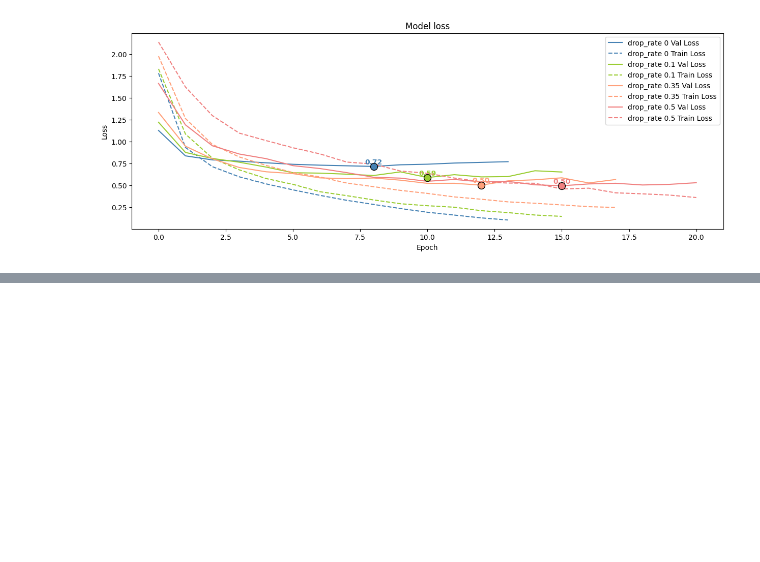
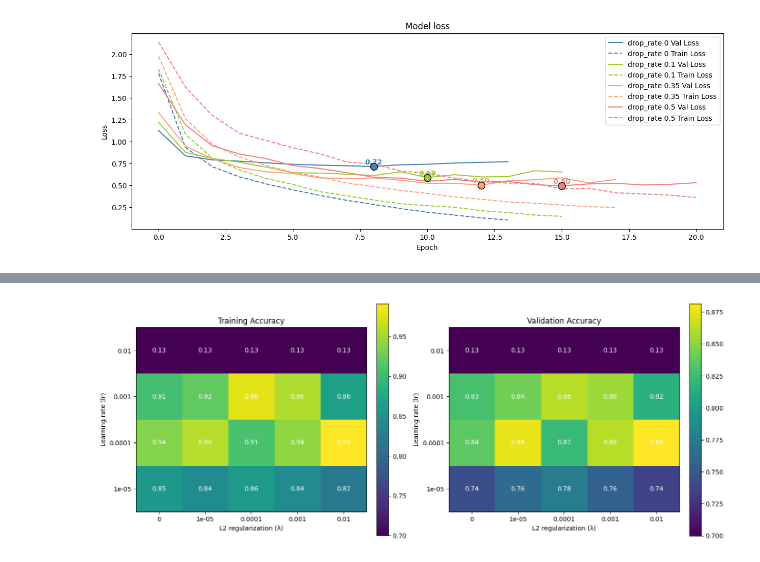
Before and after one commit to Stefano-Bozzi/LepidopterAI, a Jupyter notebook: training.ipynb, the cells around one changed output, grey strips where cells are left out. Cells and saved outputs as stored; diff of their text form; code cells hidden in the pictures; blank space fills up the shorter version.

```diff
--- a/training.ipynb
+++ b/training.ipynb
@@ -498,0 +639,66 @@ plt.show()
+# %%
+lr_val = [1e-5, 1e-4, 1e-3, 1e-2]
+lmd_val = [0, 1e-5, 1e-4, 1e-3, 1e-2]
+
+num_try_lr = len(lr_val)
+num_try_l2 = len(lmd_val)
+
+train_accuracy = [[None] * num_try_l2 for _ in range(num_try_lr)]
+val_accuracy = [[None] * num_try_l2 for _ in range(num_try_lr)]
+
+for i in range(num_try_lr):
+    for j in range(num_try_l2):
+        train_accuracy[i][j] = CNN_s[i][j].evaluate(X_train,y_train,verbose=0)[1]
+        val_accuracy[i][j] = CNN_s[i][j].evaluate(X_val,y_val,verbose=0)[1]
+# %%
+
+fig, axes = plt.subplots(1, 2, figsize=(14, 6))
+
+vmin = 0.7
+vmax_train = np.max(train_accuracy)
+
+# --- Heatmap Training ---
+im1 = axes[0].imshow(train_accuracy, cmap='viridis', origin='lower', vmin=vmin, vmax=vmax_train)
+axes[0].set_title("Training Accuracy")
+axes[0].set_xlabel("L2 regularization (λ)")
+axes[0].set_ylabel("Learning rate (lr)")
+
+# set values on axis
+axes[0].set_xticks(range(num_try_l2))
+axes[0].set_xticklabels(lmd_val)
+axes[0].set_yticks(range(num_try_lr))
+axes[0].set_yticklabels(lr_val)
+
+fig.colorbar(im1, ax=axes[0], fraction=0.046, pad=0.04)
+
+# values
+for i in range(num_try_lr):
+    for j in range(num_try_l2):
+        axes[0].text(j, i, f"{train_accuracy[i][j]:.2f}",
+                     ha='center', va='center', color='white')
+vmax_val = np.max(val_accuracy)
+
+# --- Heatmap Validation ---
+im2 = axes[1].imshow(val_accuracy, cmap='viridis', origin='lower', vmin=vmin, vmax=vmax_val)
+axes[1].set_title("Validation Accuracy")
+axes[1].set_xlabel("L2 regularization (λ)")
+axes[1].set_ylabel("Learning rate (lr)")
+
+axes[1].set_xticks(range(num_try_l2))
+axes[1].set_xticklabels(lmd_val)
+axes[1].set_yticks(range(num_try_lr))
+axes[1].set_yticklabels(lr_val)
+
+fig.colorbar(im2, ax=axes[1], fraction=0.046, pad=0.04)
+
+# values
+for i in range(num_try_lr):
+    for j in range(num_try_l2):
+        axes[1].text(j, i, f"{val_accuracy[i][j]:.2f}",
+                     ha='center', va='center', color='white')
+
+plt.tight_layout()
+plt.savefig("heatmap.png")
+plt.show()
+# %% [output]
+[figure, added]
```
Also changed, not shown: parts of 4 cells of this notebook.
